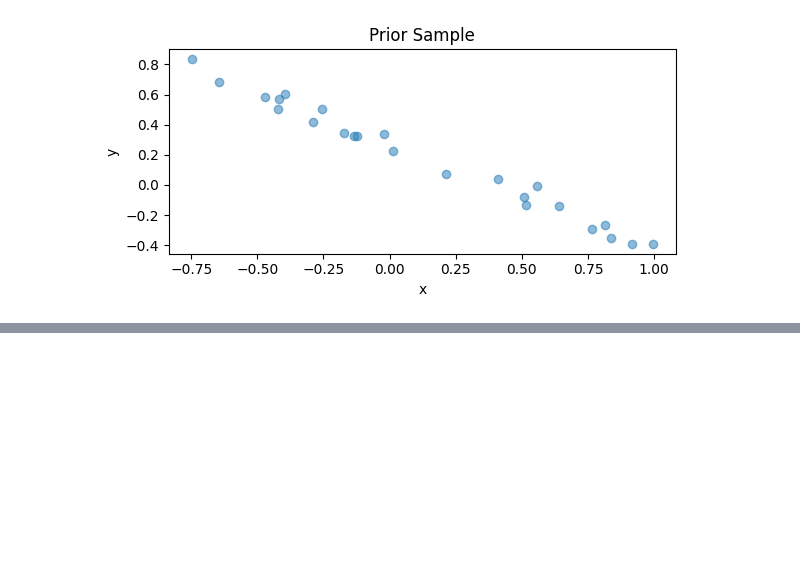
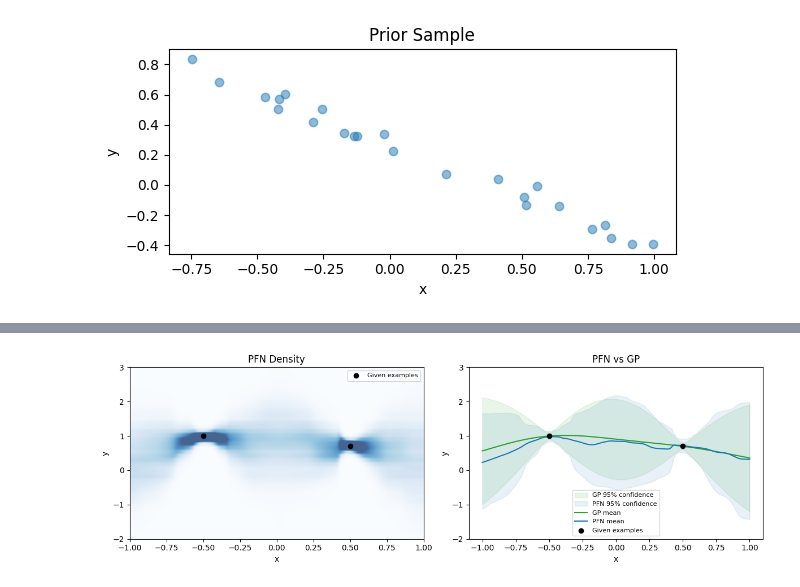
Before and after one commit to noelkronenberg/mvpfn, a Jupyter notebook: notebooks/prior.ipynb, the cells around one changed output, grey strips where cells are left out. Cells and saved outputs as stored; diff of their text form; code cells hidden in the pictures; blank space fills up the shorter version.

```diff
--- a/notebooks/prior.ipynb
+++ b/notebooks/prior.ipynb
@@ -160,0 +175,7 @@ for batch_idx in torch.randperm(BATCH)[:3]:
+# %%
+GP_LENGTHSCALE = 0.5 # RBF kernel length scale (shared by the prior and the GP reference)
+
+get_batch_gp = gp_prior(SEQ_LEN, BATCH, NUM_FEATURES, NOISE, lengthscale=GP_LENGTHSCALE)
+
+x, y = get_batch_gp()
+print("x", x.shape, "y", y.shape)
@@ -160,0 +216,40 @@ for batch_idx in torch.randperm(BATCH)[:3]:
+# %%
+with torch.no_grad():
+    xc = torch.tensor([-0.5, 0.5]) # example inputs (2 points, as in Müller et al., 2021)
+    yc = torch.tensor([1.0, 0.7]) # example outputs
+    xs = torch.linspace(-1, 1, 500) # dense query grid
+
+    # PFN
+    logits = model_gp(xc[:, None, None].to(device), yc[:, None].to(device), xs[:, None, None].to(device))
+    probs = torch.softmax(logits[:, 0], dim=-1).cpu() # bucket probabilities
+    borders = criterion_reg.borders.cpu()
+    density = (probs / (borders[1:] - borders[:-1])).T # density for the heatmap
+
+    pfn_mean = criterion_reg.mean(logits)[:, 0].cpu() # PFN mean
+    pfn_low, pfn_high = criterion_reg.quantile(logits, center_prob=0.95)[:, 0].cpu().unbind(-1) # PFN 95% confidence band (as in paper)
+
+    # exact GP
+    gp_mean, gp_std = gp_predict(xc, yc, xs, lengthscale=GP_LENGTHSCALE, noise=NOISE) # exact GP posterior
+    gp_low, gp_high = gp_mean - 1.96 * gp_std, gp_mean + 1.96 * gp_std # exact GP 95% confidence band
+# %%
+fig, (ax_a, ax_b) = plt.subplots(1, 2, figsize=(12, 4))
+
+# PFN predictive density [Müller et al., 2021, Figure 3a]
+ax_a.imshow(density, origin="lower", aspect="auto", extent=[-1, 1, Y_LOW, Y_HIGH], cmap="Blues", vmax=density.quantile(0.995), alpha=0.75) # PFN density
+ax_a.scatter(xc, yc, c="k", zorder=3, label="Given examples") # context points
+ax_a.set(xlabel="x", ylabel="y", title="PFN Density", ylim=(-2, 3))
+ax_a.legend(fontsize=8)
+
+# PFN vs GP [Müller et al., 2021, Figure 3b]
+ax_b.fill_between(xs, gp_low, gp_high, color="C2", alpha=0.1, label="GP 95% confidence") # GP band
+ax_b.fill_between(xs, pfn_low, pfn_high, color="C0", alpha=0.1, label="PFN 95% confidence") # PFN band
+ax_b.plot(xs, gp_mean, c="C2", label="GP mean") # GP mean
+ax_b.plot(xs, pfn_mean, c="C0", label="PFN mean") # PFN mean
+ax_b.scatter(xc, yc, c="k", zorder=3, label="Given examples") # context points
+ax_b.set(xlabel="x", ylabel="y", title="PFN vs GP", ylim=(-2, 3))
+ax_b.legend(fontsize=8)
+
+plt.tight_layout()
+plt.show()
+# %% [output]
+[figure, added]
```
Also changed, not shown: parts of 16 cells of this notebook, 4 other files.
